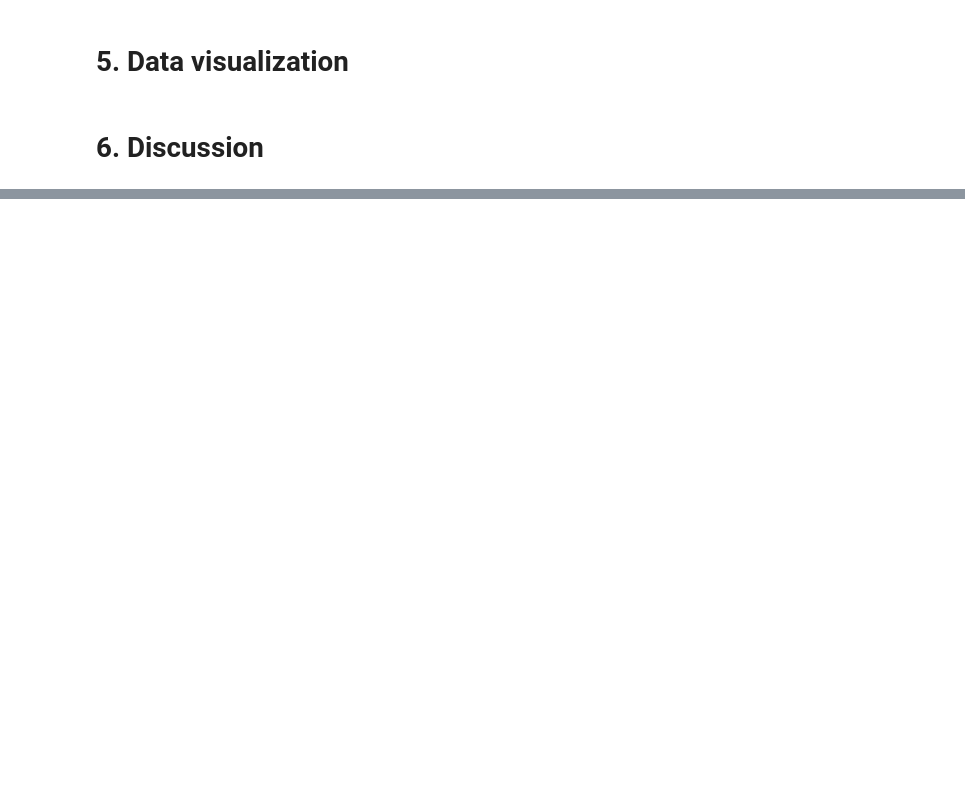
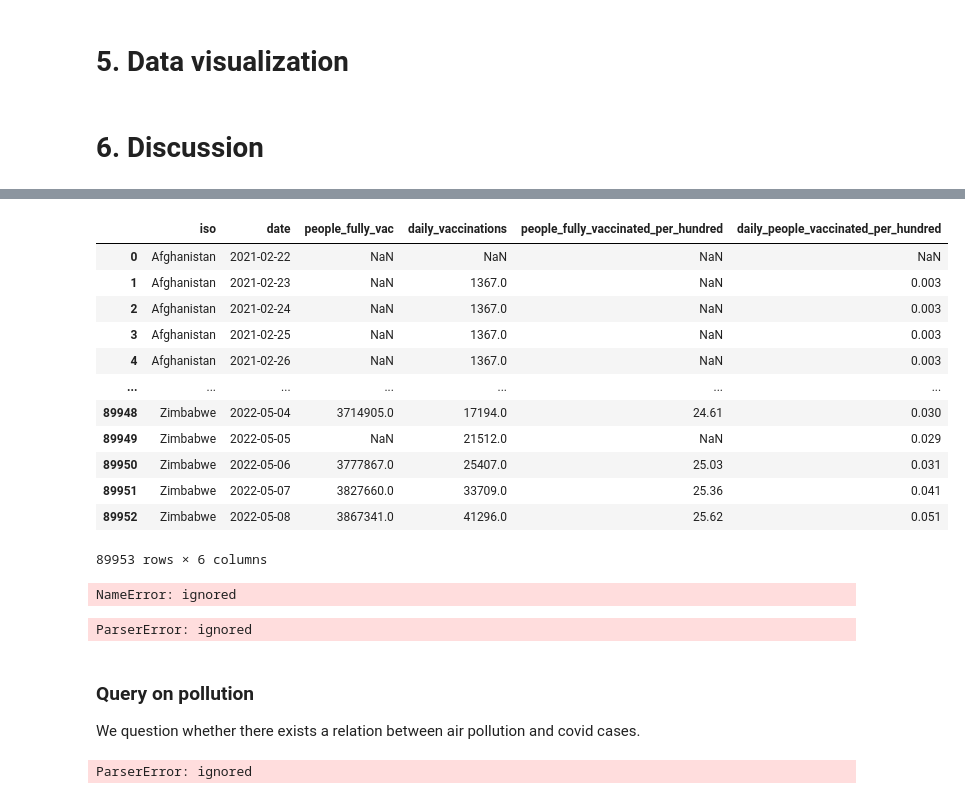
Before and after one commit to gdasns/datamanagement, a Jupyter notebook: myreport.ipynb, the cells around one changed output, grey strips where cells are left out. Cells and saved outputs as stored; diff of their text form; code cells hidden in the pictures; blank space fills up the shorter version.

```diff
--- a/myreport.ipynb
+++ b/myreport.ipynb
@@ -92,0 +332,27 @@ the we blablabal
+# %%
+run_sql('''
+select *
+from vaccinations
+''')
+# %% [output]
+|  | iso | date | people_fully_vac | daily_vaccinations | people_fully_vaccinated_per_hundred | daily_people_vaccinated_per_hundred |
+| 0 | Afghanistan | 2021-02-22 | NaN | NaN | NaN | NaN |
+| 1 | Afghanistan | 2021-02-23 | NaN | 1367.0 | NaN | 0.003 |
+| 2 | Afghanistan | 2021-02-24 | NaN | 1367.0 | NaN | 0.003 |
+| 3 | Afghanistan | 2021-02-25 | NaN | 1367.0 | NaN | 0.003 |
+| 4 | Afghanistan | 2021-02-26 | NaN | 1367.0 | NaN | 0.003 |
+| ... | ... | ... | ... | ... | ... | ... |
+| 89948 | Zimbabwe | 2022-05-04 | 3714905.0 | 17194.0 | 24.61 | 0.030 |
+| 89949 | Zimbabwe | 2022-05-05 | NaN | 21512.0 | NaN | 0.029 |
+| 89950 | Zimbabwe | 2022-05-06 | 3777867.0 | 25407.0 | 25.03 | 0.031 |
+| 89951 | Zimbabwe | 2022-05-07 | 3827660.0 | 33709.0 | 25.36 | 0.041 |
+| 89952 | Zimbabwe | 2022-05-08 | 3867341.0 | 41296.0 | 25.62 | 0.051 |
+89953 rows × 6 columns
+# %%
+run_sql('''
+select *
+from manufacturer
+where iso = 'Argentina'
+''')
+# %% [output]
+NameError: ignored
@@ -92,0 +367,38 @@ the we blablabal
+# %%
+pollution_df = pd.read_csv('worldairquality.csv')
+# %% [output]
+ParserError: ignored
+# %% [markdown]
+### Query on pollution
+We question whether there exists a relation between air pollution and covid cases.
+# %%
+pollution_df = pd.read_csv('worldairquality.csv')
+
+run_sql('''
+CREATE TABLE pollution
+  iso char(2)
+  country varchar(30)
+  value int
+  primary key(iso, value)
+''')
+
+dataframe_to_table(pollution_df, 'pollution_tmp')
+
+run_sql('''
+INSERT INTO pollution
+SELECT iso, country, value
+FROM pollution_tmp
+
+''')
+
+# query – is there a relation between pollution and covid cases?
+# firstly, we produce the data that we need
+
+run_sql('''
+select sum(value)
+from pollution
+where
+
+''')
+# %% [output]
+ParserError: ignored
```
Also changed, not shown: parts of 24 cells of this notebook.
